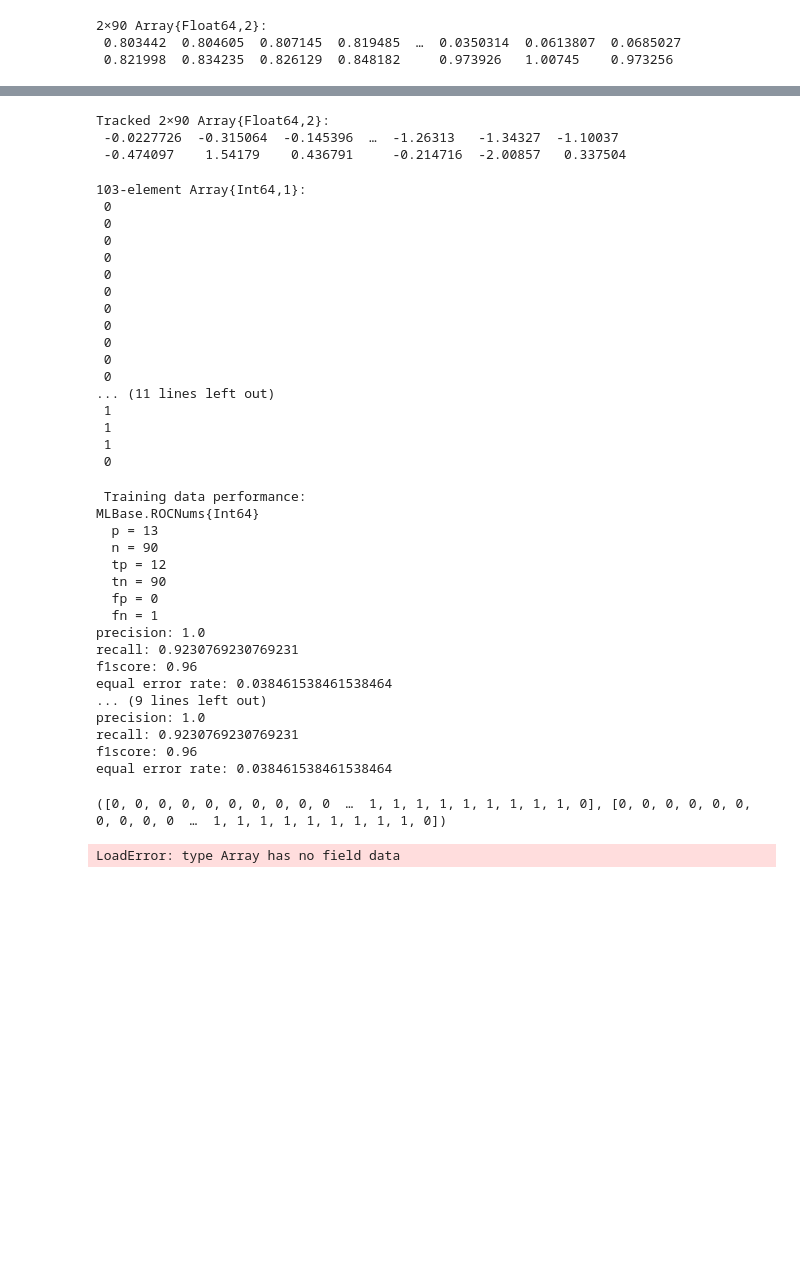
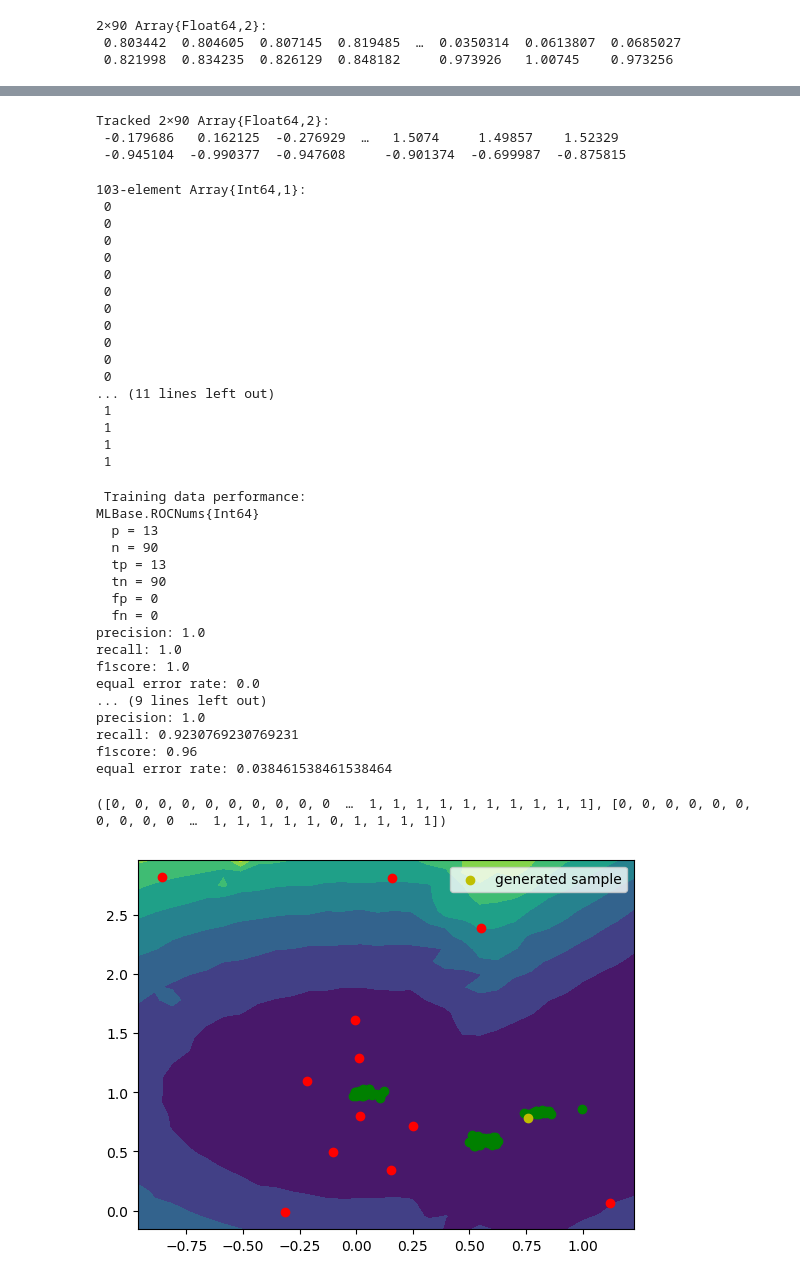
Before and after one commit to smidl/AnomalyDetection.jl, a Jupyter notebook: notebooks/VAE anomaly detection.ipynb, the cells around one changed output, grey strips where cells are left out. Cells and saved outputs as stored; diff of their text form; code cells hidden in the pictures; blank space fills up the shorter version.

```diff
--- a/notebooks/VAE anomaly detection.ipynb
+++ b/notebooks/VAE anomaly detection.ipynb
@@ -43,9 +41,9 @@ model = VAEmodel(indim, hiddendim, latentdim, nlayers, lambda, 0, 0.1, 50, 1, tr
 AnomalyDetection.VAEmodel(AnomalyDetection.VAE{Flux.Chain,AnomalyDetection.#sample_z,Flux.Chain}(Chain(Chain(Dense(2, 10, NNlib.relu), Dense(10, 10, NNlib.relu)), Dense(10, 4)), AnomalyDetection.sampl ...
 # %%
 # fit the model
-model.lambda = 0.00005
+model.lambda = 0.001
 model.verbfit = false
-while AnomalyDetection.rerr(model, x).data[1] > 0.002
+while AnomalyDetection.rerr(model, x).data[1] > 0.001
     AnomalyDetection.fit!(model, x)
     AnomalyDetection.evalloss(model, x)
 end
@@ -95,8 +93,8 @@ Tracked 2×90 Array{Float64,2}:
 AnomalyDetection.sample_z(model, x)
 # %% [output]
 Tracked 2×90 Array{Float64,2}:
- -0.0227726  -0.315064  -0.145396  …  -1.26313   -1.34327  -1.10037
- -0.474097    1.54179    0.436791     -0.214716  -2.00857   0.337504
+ -0.179686   0.162125  -0.276929  …   1.5074     1.49857    1.52329
+ -0.945104  -0.990377  -0.947608     -0.901374  -0.699987  -0.875815
 # %%
 # predict labels
 X = dataset.data
@@ -120,51 +118,51 @@ tryhat = AnomalyDetection.predict(model, X)
  1
  1
  1
- 0
+ 1
 # %%
 model.verbfit = false
-tryhat, tsthat = AnomalyDetection.quickvalidate!(dataset, dataset, model)
+tryhat, tstyhat = AnomalyDetection.quickvalidate!(dataset, dataset, model)
 # %% [output]
  Training data performance:
 MLBase.ROCNums{Int64}
   p = 13
   n = 90
-  tp = 12
+  tp = 13
   tn = 90
   fp = 0
-  fn = 1
+  fn = 0
 precision: 1.0
-recall: 0.9230769230769231
-f1score: 0.96
-equal error rate: 0.038461538461538464
+recall: 1.0
+f1score: 1.0
+equal error rate: 0.0
 ... (9 lines left out)
 precision: 1.0
 recall: 0.9230769230769231
 f1score: 0.96
 equal error rate: 0.038461538461538464
-([0, 0, 0, 0, 0, 0, 0, 0, 0, 0  …  1, 1, 1, 1, 1, 1, 1, 1, 1, 0], [0, 0, 0, 0, 0, 0, 0, 0, 0, 0  …  1, 1, 1, 1, 1, 1, 1, 1, 1, 0])
+([0, 0, 0, 0, 0, 0, 0, 0, 0, 0  …  1, 1, 1, 1, 1, 1, 1, 1, 1, 1], [0, 0, 0, 0, 0, 0, 0, 0, 0, 0  …  1, 1, 1, 1, 1, 0, 1, 1, 1, 1])
 # %%
 using ScikitLearn.Utils: meshgrid
 # %%
 # plot heatmap of the fit
 figure()
-scatter(X[1, tryhat.==1], X[2, tryhat.==1], c = "r")
+scatter(X[1, tstyhat.==1], X[2, tstyhat.==1], c = "r")
 ax = gca()
 ylim = ax[:get_ylim]()
 xlim = ax[:get_xlim]()
 xx, yy = meshgrid(linspace(xlim[1], xlim[2], 30), linspace(ylim[1], ylim[2], 30))
 zz = zeros(size(xx))
 for i in 1:size(xx, 1)
     for j in 1:size(xx, 2)
         zz[i,j] = AnomalyDetection.rerr(model, [xx[i,j], yy[i,j]]).data[1]
     end
 end
 contourf(xx, yy, zz)
-scatter(X[1, tryhat.==1], X[2, tryhat.==1], c = "r")
-scatter(X[1, tryhat.==0], X[2, tryhat.==0], c = "g")
-b = AnomalyDetection.generate_sample(model).data
+scatter(X[1, tstyhat.==1], X[2, tstyhat.==1], c = "r")
+scatter(X[1, tstyhat.==0], X[2, tstyhat.==0], c = "g")
+b = AnomalyDetection.generate_sample(model)
 scatter(b[1], b[2], c = "y", label = "generated sample")
 legend()
 show()
 # %% [output]
-LoadError: type Array has no field data
+[figure, added]
```
Also changed, not shown: parts of 15 cells of this notebook, 1 other file.
